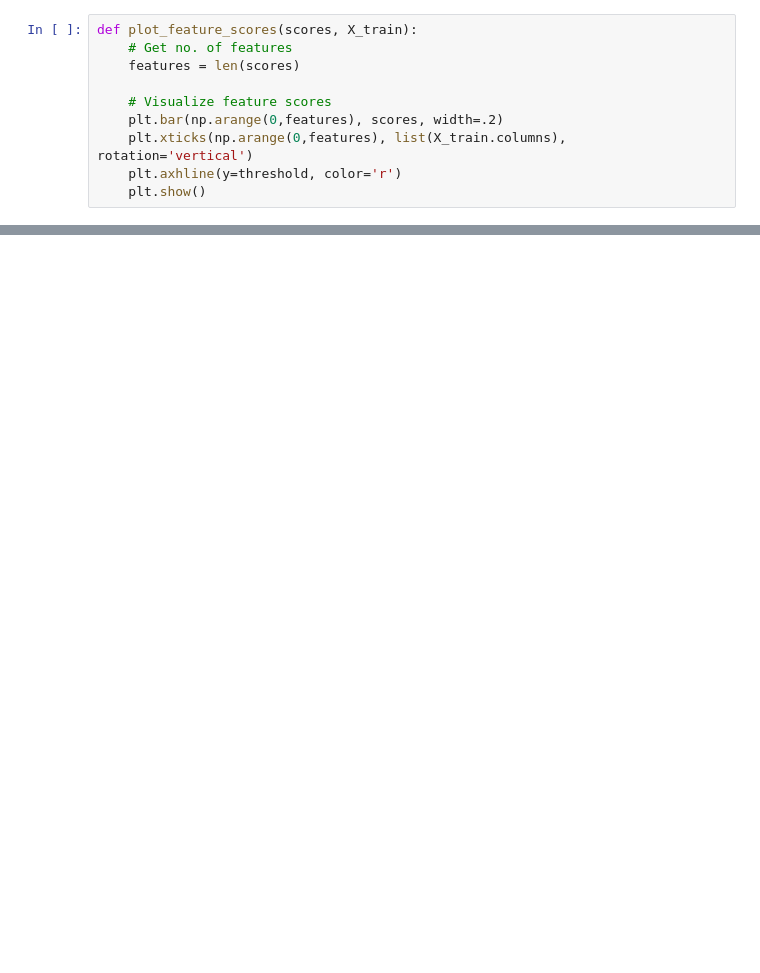
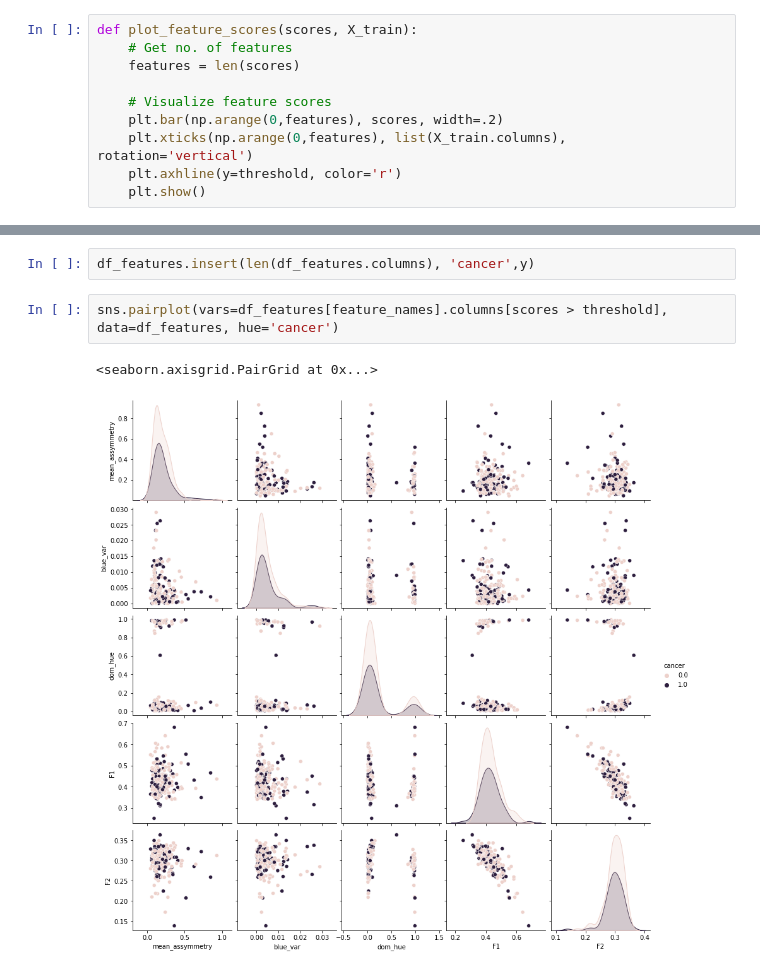
Before and after one commit to julielhagen/First-Year-Project, a Jupyter notebook: pyScripts/Feature selection.ipynb, the cells around one changed output, grey strips where cells are left out. Drawn from its saved outputs; the diff is of its cells as text; blank space fills up the shorter version.

```diff
--- a/pyScripts/Feature selection.ipynb
+++ b/pyScripts/Feature selection.ipynb
@@ -46,0 +57,7 @@ plot_feature_scores(scores, X_train)
+# %%
+df_features.insert(len(df_features.columns), 'cancer',y)
+# %%
+sns.pairplot(vars=df_features[feature_names].columns[scores > threshold], data=df_features, hue='cancer')
+# %% [output]
+<seaborn.axisgrid.PairGrid at 0x...>
+[figure, added]
```
Also changed, not shown: parts of 14 cells of this notebook, 5 other files.
